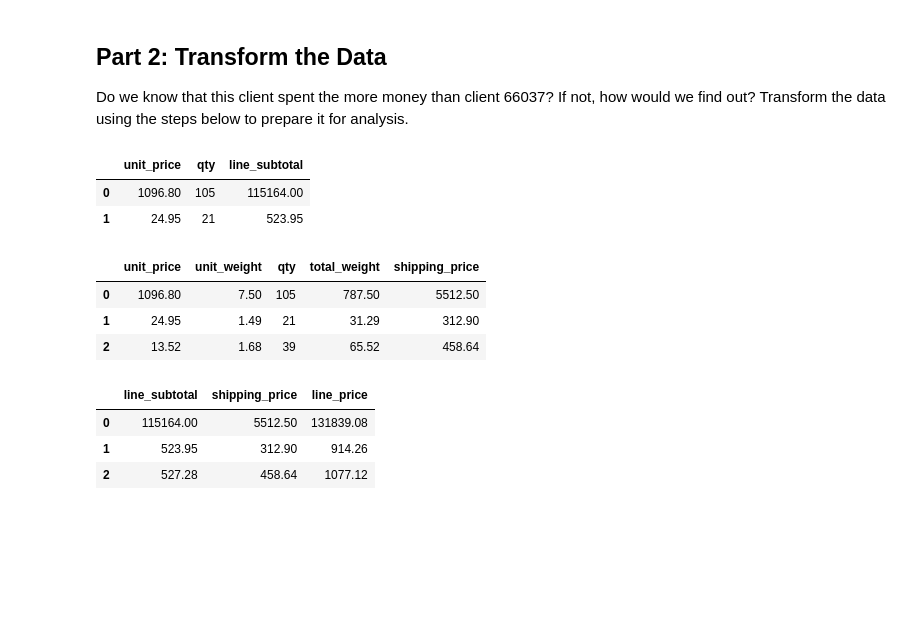
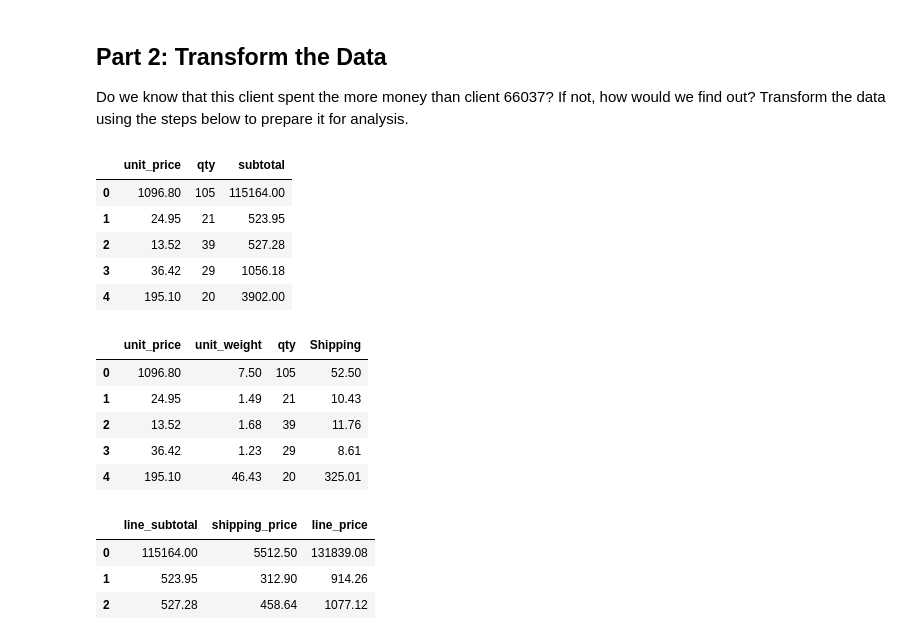
Before and after one commit to knox135/pandas-challenge-1, a Jupyter notebook: module_4_challenge.ipynb, the cells around one changed output. Cells and saved outputs as stored; diff of their text form; code cells hidden in the pictures; blank space fills up the shorter version.

```diff
--- a/module_4_challenge.ipynb
+++ b/module_4_challenge.ipynb
@@ -139,20 +129,44 @@ Do we know that this client spent the more money than client 66037? If not, how
 # Create a column that calculates the
 # subtotal for each line using the unit_price
 # and the qty
+subtotal_df = df [[
+    "unit_price", "qty"
+]].copy()
+
+#subtotal_df.head()
+
+subtotal_df['subtotal'] = subtotal_df.apply(lambda row: row['unit_price'] * row['qty'], axis=1)
+subtotal_df.head()
 # %% [output]
-|  | unit_price | qty | line_subtotal |
+|  | unit_price | qty | subtotal |
 | 0 | 1096.80 | 105 | 115164.00 |
 | 1 | 24.95 | 21 | 523.95 |
+| 2 | 13.52 | 39 | 527.28 |
+| 3 | 36.42 | 29 | 1056.18 |
+| 4 | 195.10 | 20 | 3902.00 |
 # %%
 # Create a column for shipping price.
 # Assume a shipping price of $7 per pound
 # for orders over 50 pounds and $10 per
 # pound for items 50 pounds or under.
+shipping_df = df[[
+    "unit_price", "unit_weight", "qty"
+]].copy()
+
+def shipping_price(row):
+    if row['unit_weight'] >= 50:
+        return row['unit_weight'] * 10.00
+    return row['unit_weight'] * 7.00
+
+shipping_df['Shipping'] = shipping_df.apply(shipping_price, axis=1)
+shipping_df.head()
 # %% [output]
-|  | unit_price | unit_weight | qty | total_weight | shipping_price |
-| 0 | 1096.80 | 7.50 | 105 | 787.50 | 5512.50 |
-| 1 | 24.95 | 1.49 | 21 | 31.29 | 312.90 |
-| 2 | 13.52 | 1.68 | 39 | 65.52 | 458.64 |
+|  | unit_price | unit_weight | qty | Shipping |
+| 0 | 1096.80 | 7.50 | 105 | 52.50 |
+| 1 | 24.95 | 1.49 | 21 | 10.43 |
+| 2 | 13.52 | 1.68 | 39 | 11.76 |
+| 3 | 36.42 | 1.23 | 29 | 8.61 |
+| 4 | 195.10 | 46.43 | 20 | 325.01 |
 # %%
 # Create a column for the total price
 # using the subtotal and the shipping price
```
Also changed, not shown: parts of 1 cell of this notebook.
